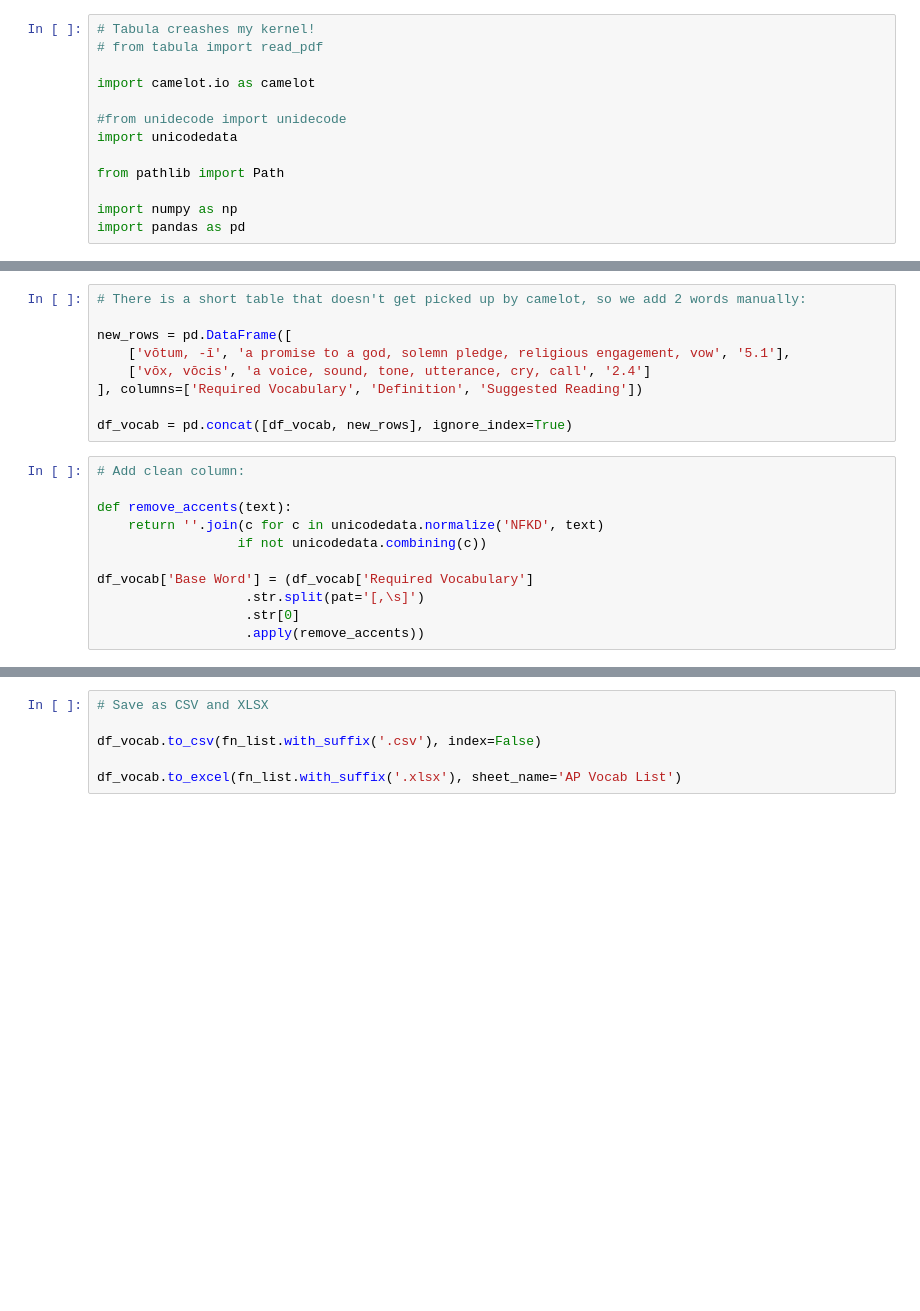
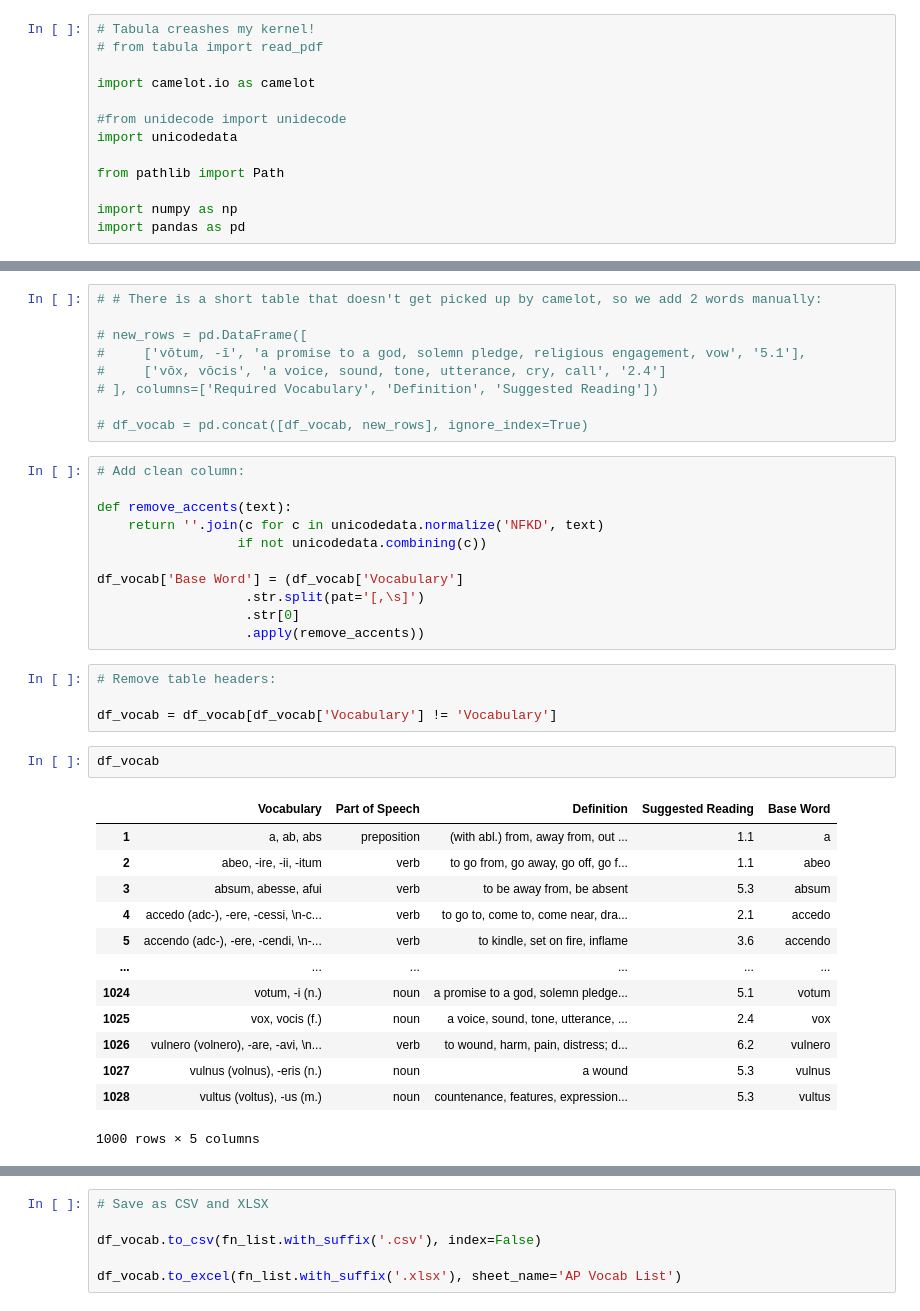
Before and after one commit to syphax/CrounseCode, a Jupyter notebook: latin/nb/Extract_AP_Latin_Vocab_Tables.ipynb, the cells around one changed output, grey strips where cells are left out. Drawn from its saved outputs; the diff is of its cells as text; blank space fills up the shorter version.

```diff
--- a/latin/nb/Extract_AP_Latin_Vocab_Tables.ipynb
+++ b/latin/nb/Extract_AP_Latin_Vocab_Tables.ipynb
@@ -44,12 +68,12 @@ df_vocab = df_vocab.reset_index(drop=True)
 # %%
-# There is a short table that doesn't get picked up by camelot, so we add 2 words manually:
+# # There is a short table that doesn't get picked up by camelot, so we add 2 words manually:
 
-new_rows = pd.DataFrame([
-    ['vōtum, -ī', 'a promise to a god, solemn pledge, religious engagement, vow', '5.1'],
-    ['vōx, vōcis', 'a voice, sound, tone, utterance, cry, call', '2.4']
-], columns=['Required Vocabulary', 'Definition', 'Suggested Reading'])
+# new_rows = pd.DataFrame([
+#     ['vōtum, -ī', 'a promise to a god, solemn pledge, religious engagement, vow', '5.1'],
+#     ['vōx, vōcis', 'a voice, sound, tone, utterance, cry, call', '2.4']
+# ], columns=['Required Vocabulary', 'Definition', 'Suggested Reading'])
 
-df_vocab = pd.concat([df_vocab, new_rows], ignore_index=True)
+# df_vocab = pd.concat([df_vocab, new_rows], ignore_index=True)
 # %%
 # Add clean column:
 
@@ -57,10 +81,30 @@ def remove_accents(text):
     return ''.join(c for c in unicodedata.normalize('NFKD', text)
                   if not unicodedata.combining(c))
 
-df_vocab['Base Word'] = (df_vocab['Required Vocabulary']
+df_vocab['Base Word'] = (df_vocab['Vocabulary']
                    .str.split(pat='[,\s]')
                    .str[0]
                    .apply(remove_accents))
+# %%
+# Remove table headers:
+
+df_vocab = df_vocab[df_vocab['Vocabulary'] != 'Vocabulary']
+# %%
+df_vocab
+# %% [output]
+|  | Vocabulary | Part of Speech | Definition | Suggested Reading | Base Word |
+| 1 | a, ab, abs | preposition | (with abl.) from, away from, out ... | 1.1 | a |
+| 2 | abeo, -ire, -ii, -itum | verb | to go from, go away, go off, go f... | 1.1 | abeo |
+| 3 | absum, abesse, afui | verb | to be away from, be absent | 5.3 | absum |
+| 4 | accedo (adc-), -ere, -cessi, \n-c... | verb | to go to, come to, come near, dra... | 2.1 | accedo |
+| 5 | accendo (adc-), -ere, -cendi, \n-... | verb | to kindle, set on fire, inflame | 3.6 | accendo |
+| ... | ... | ... | ... | ... | ... |
+| 1024 | votum, -i (n.) | noun | a promise to a god, solemn pledge... | 5.1 | votum |
+| 1025 | vox, vocis (f.) | noun | a voice, sound, tone, utterance, ... | 2.4 | vox |
+| 1026 | vulnero (volnero), -are, -avi, \n... | verb | to wound, harm, pain, distress; d... | 6.2 | vulnero |
+| 1027 | vulnus (volnus), -eris (n.) | noun | a wound | 5.3 | vulnus |
+| 1028 | vultus (voltus), -us (m.) | noun | countenance, features, expression... | 5.3 | vultus |
+1000 rows × 5 columns
 # %%
 df_vocab.tail(40)
 # %% [output]
```
Also changed, not shown: parts of 6 cells of this notebook, 3 other files.
